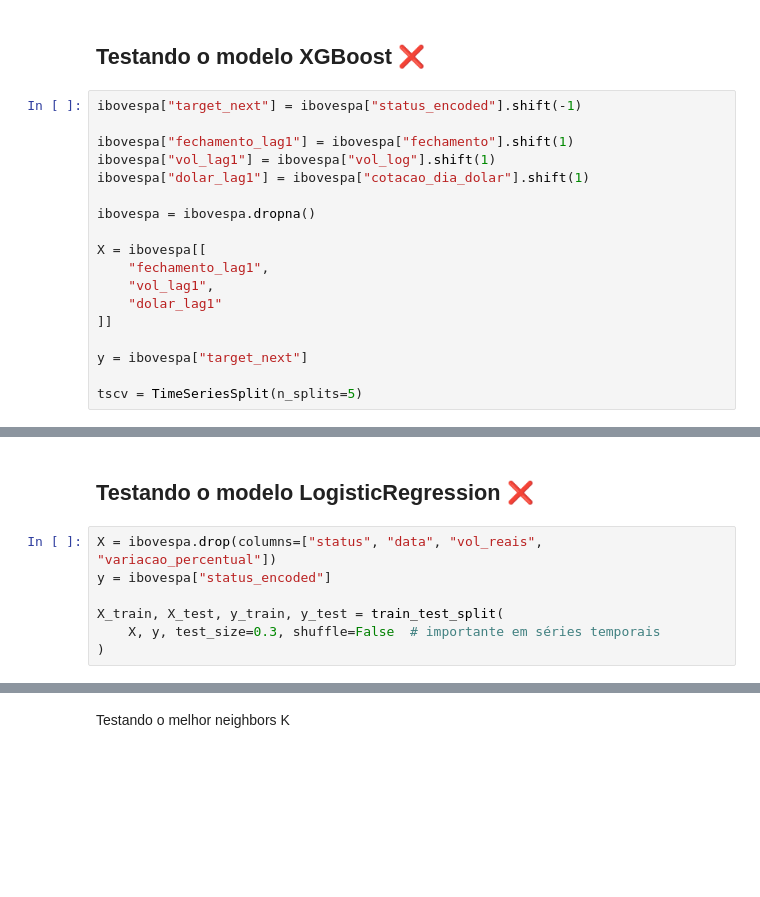
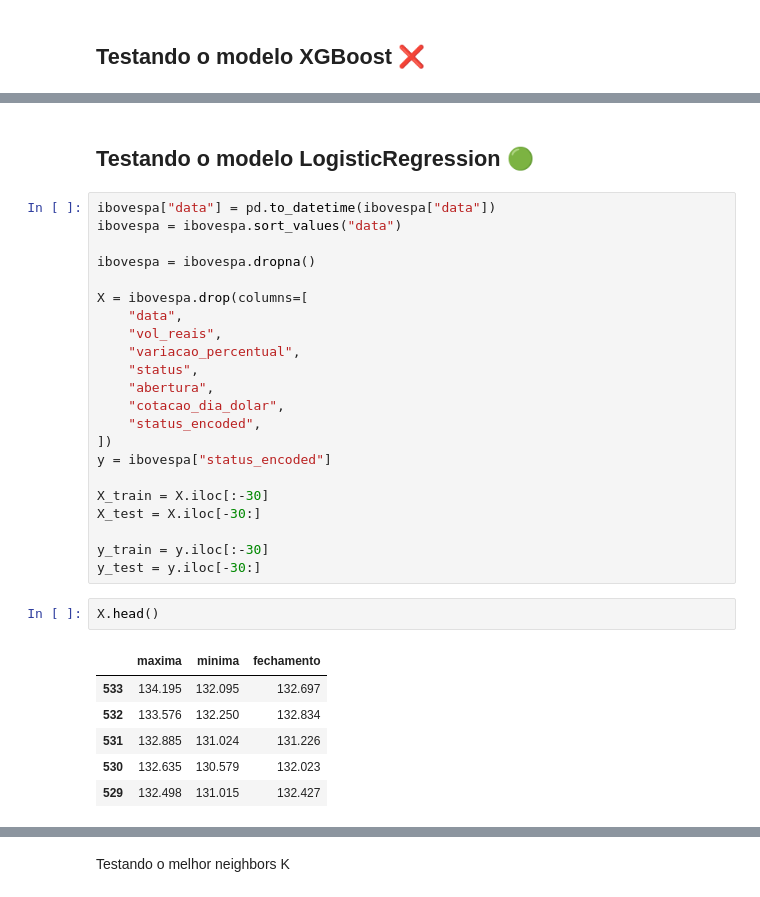
Before and after one commit to naruto112/data_analytics_fase2, a Jupyter notebook: modelagem/criacao_modelo.ipynb, the cells around one changed output, grey strips where cells are left out. Cells and saved outputs as stored; diff of their text form; blank space fills up the shorter version.

Commit message:
modelo escolhido LogisticRegression

```diff
--- a/modelagem/criacao_modelo.ipynb
+++ b/modelagem/criacao_modelo.ipynb
@@ -221,20 +217,2 @@ Acurácia: 0.3522727272727273
 # %% [markdown]
 ## Testando o modelo XGBoost ❌
-# %%
-ibovespa["target_next"] = ibovespa["status_encoded"].shift(-1)
-
-ibovespa["fechamento_lag1"] = ibovespa["fechamento"].shift(1)
-ibovespa["vol_lag1"] = ibovespa["vol_log"].shift(1)
-ibovespa["dolar_lag1"] = ibovespa["cotacao_dia_dolar"].shift(1)
-
-ibovespa = ibovespa.dropna()
-
-X = ibovespa[[
-    "fechamento_lag1",
-    "vol_lag1",
-    "dolar_lag1"
-]]
-
-y = ibovespa["target_next"]
-
-tscv = TimeSeriesSplit(n_splits=5)
@@ -265,12 +269,36 @@ Acurácia: 0.4659090909090909
 # %% [markdown]
-## Testando o modelo LogisticRegression ❌
+## Testando o modelo LogisticRegression 🟢
 # %%
-X = ibovespa.drop(columns=["status", "data", "vol_reais", "variacao_percentual"])
+ibovespa["data"] = pd.to_datetime(ibovespa["data"])
+ibovespa = ibovespa.sort_values("data")
+
+ibovespa = ibovespa.dropna()
+
+X = ibovespa.drop(columns=[
+    "data",
+    "vol_reais",
+    "variacao_percentual",
+    "status",
+    "abertura",
+    "cotacao_dia_dolar",
+    "status_encoded",
+])
 y = ibovespa["status_encoded"]
 
-X_train, X_test, y_train, y_test = train_test_split(
-    X, y, test_size=0.3, shuffle=False  # importante em séries temporais
-)
+X_train = X.iloc[:-30]
+X_test = X.iloc[-30:]
+
+y_train = y.iloc[:-30]
+y_test = y.iloc[-30:]
+# %%
+X.head()
+# %% [output]
+|  | maxima | minima | fechamento |
+| 533 | 134.195 | 132.095 | 132.697 |
+| 532 | 133.576 | 132.250 | 132.834 |
+| 531 | 132.885 | 131.024 | 131.226 |
+| 530 | 132.635 | 130.579 | 132.023 |
+| 529 | 132.498 | 131.015 | 132.427 |
 # %%
 model = LogisticRegression(max_iter=200)
 
```
Also changed, not shown: parts of 39 cells of this notebook.
